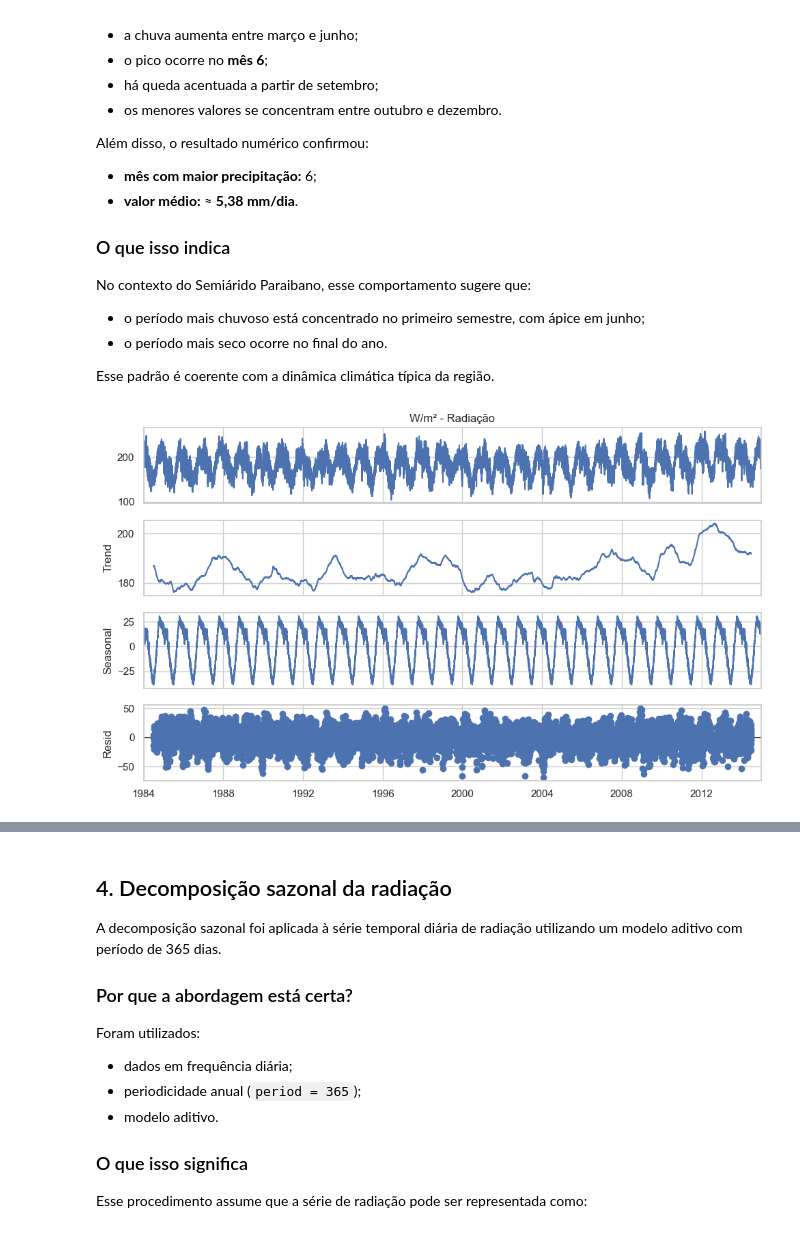
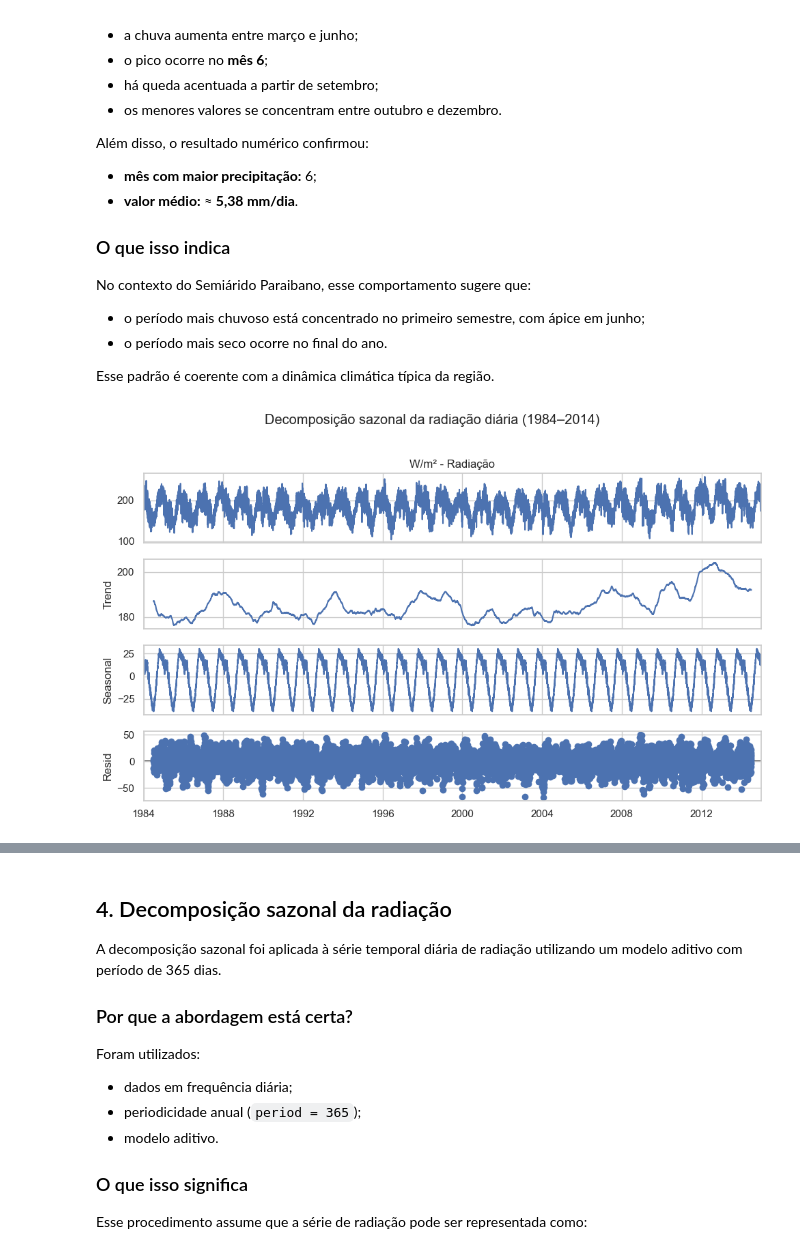
Before and after one commit to gabriellopes-eng/climate_analysis, a Jupyter notebook: climate_analysis/notebooks/03_sazonalidade.ipynb, the cells around one changed output, grey strips where cells are left out. Drawn from its saved outputs; the diff is of its cells as text; code cells hidden in the pictures.

```diff
--- a/climate_analysis/notebooks/03_sazonalidade.ipynb
+++ b/climate_analysis/notebooks/03_sazonalidade.ipynb
@@ -181,8 +193,10 @@ decomposicao = seasonal_decompose(
     period=365
     #periodo de 365 dias, ou seja, um ano, para capturar a sazonalidade anual
 )
-# %%
-decomposicao.plot()
-plt.show()
-# %% [output]
-[figure, removed]
+# %%
+fig = decomposicao.plot()
+fig.suptitle("Decomposição sazonal da radiação diária (1984–2014)", y=1.02)
+plt.tight_layout()
+plt.show()
+# %% [output]
+[figure, added]
```
Also changed, not shown: parts of 5 cells of this notebook, 2 other files.
